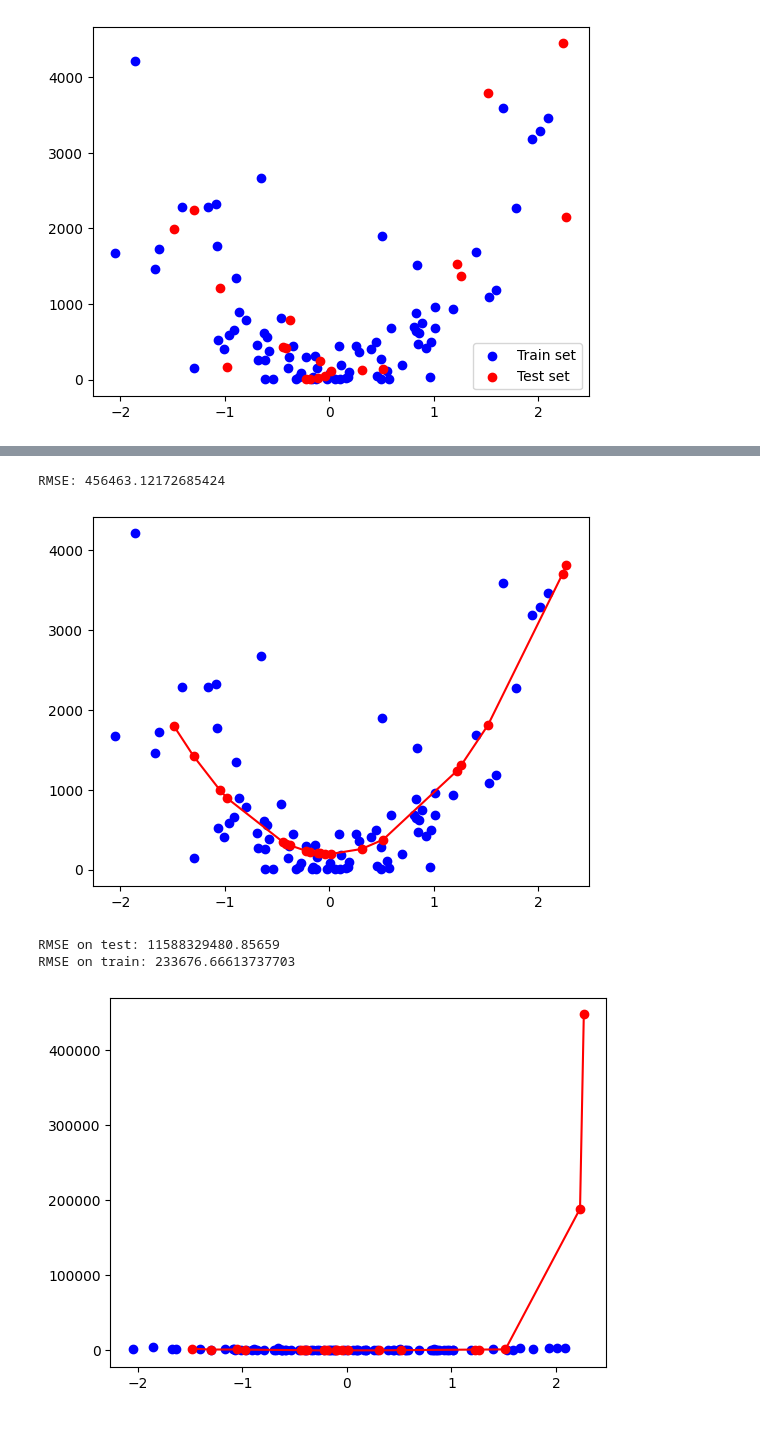
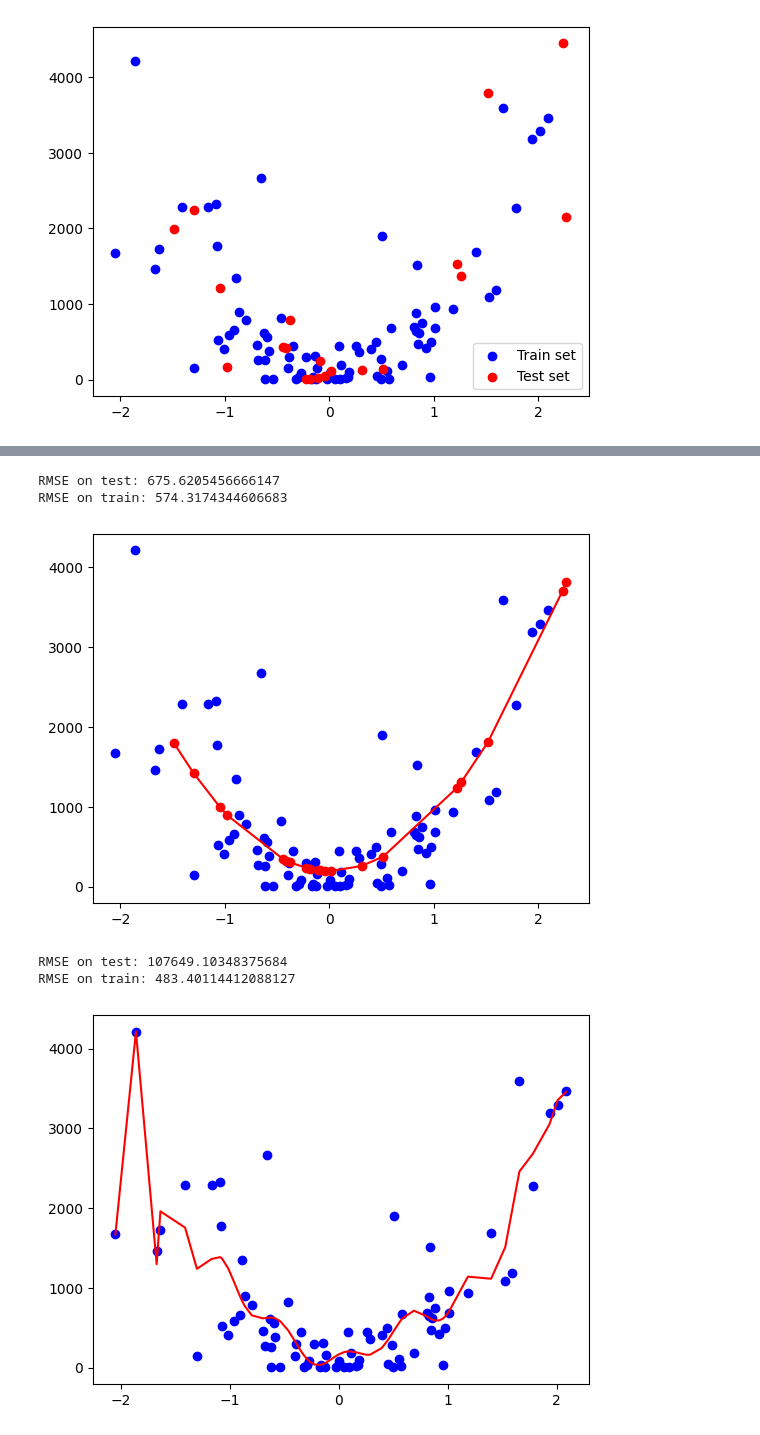
Before and after one commit to dtrckd/simplon_datai_2025, a Jupyter notebook: 3-regression/regression.ipynb, the cells around one changed output, grey strips where cells are left out. Cells and saved outputs as stored; diff of their text form; code cells hidden in the pictures.

```diff
--- a/3/regression.ipynb
+++ b/3-regression/regression.ipynb
@@ -125,47 +125,56 @@ plt.scatter(x_test, y_hat, c='red')
 sorted_indices = np.argsort(x_test.T[0])
 plt.plot(x_test[sorted_indices], y_hat[sorted_indices], c="red")
 
-print('RMSE:', mean_squared_error(y_test, y_hat))
+y_hat_train = model.predict(x_train_2) # predict
+
+print('RMSE on test:', mean_squared_error(y_test, y_hat, squared=False))
+print('RMSE on train:', mean_squared_error(y_train, y_hat_train, squared=False))
 
 # Compare with the previous MSE \o>
 # %% [output]
-RMSE: 456463.12172685424
+RMSE on test: 675.6205456666147
+RMSE on train: 574.3174344606683
 [figure]
 # %%
 # ========================================
 # Improving aggain by adding more complexity \o/
 # 10 times better ??????
 # ========================================
 
 # Explain what is going here on this code.
 # --
 
 
 x_train_2 = PolynomialFeatures(degree = 20, include_bias=False).fit_transform(x_train)
 x_test_2 = PolynomialFeatures(degree = 20, include_bias=False).fit_transform(x_test)
 
 model = LinearRegression() # create a model
 model.fit(x_train_2, y_train) # learn
 
 y_hat = model.predict(x_test_2) # predict
 
+y_hat_train = model.predict(x_train_2) # predict train
+
 plt.scatter(x_train, y_train, c='blue', label='Train set')
-plt.scatter(x_test, y_hat, c='red')
+
+sorted_indices = np.argsort(x_train.T[0])
+plt.plot(x_train[sorted_indices], y_hat_train[sorted_indices], c="red")
 
 # EXPLAIN WHY WE DO THAT ?
 # --
 sorted_indices = np.argsort(x_test.T[0])
-plt.plot(x_test[sorted_indices], y_hat[sorted_indices], c="red")
+#plt.plot(x_test[sorted_indices], y_hat[sorted_indices], c="red")
+#plt.scatter(x_test, y_hat, c='red')
 
-print('RMSE on test:', mean_squared_error(y_test, y_hat))
 
-y_hat_train = model.predict(x_train_2) # predict
-print('RMSE on train:', mean_squared_error(y_train, y_hat_train))
+print('RMSE on test:', mean_squared_error(y_test, y_hat, squared=False))
+
+print('RMSE on train:', mean_squared_error(y_train, y_hat_train, squared=False))
 # Compare with the previous MSE \o>
 # %% [output]
-RMSE on test: 11588329480.85659
-RMSE on train: 233676.66613737703
+RMSE on test: 107649.10348375684
+RMSE on train: 483.40114412088127
-[figure, old version]
+[figure, new version]
 # %%
 # This is what we called the bias-variance tradeoff !
 # https://fr.wikipedia.org/wiki/Dilemme_biais-variance
```
Also changed, not shown: parts of 2 cells of this notebook, 20 other files.
